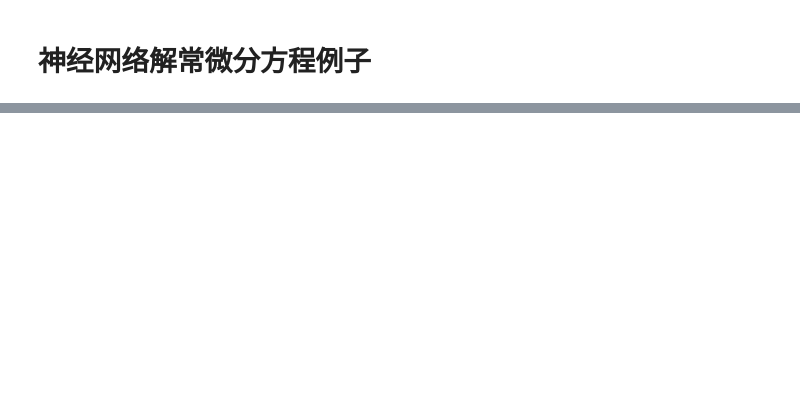
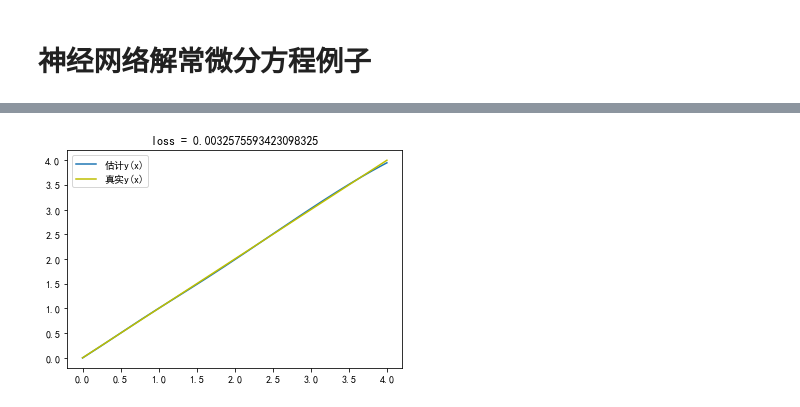
Before and after one commit to GCaptainNemo/Deep-Galerkin-Method, a Jupyter notebook: docs/ODE_example.ipynb, the cells around one changed output, grey strips where cells are left out. Drawn from its saved outputs; the diff is of its cells as text; code cells hidden in the pictures; blank space fills up the shorter version.

```diff
--- a/docs/ODE_example.ipynb
+++ b/docs/ODE_example.ipynb
@@ -15,11 +21,8 @@ Warning: Cannot change to a different GUI toolkit: qt5. Using qt instead.
 # %%
-model = ApproxSolve(15, 2) # 10 layer 2 node
-# model = torch.load("model.pth")
-data_sampler = DataSampler(100, 1)  # 100 data, 10 boundary data
+model = SolveOde(5, 30) # 3 layer 30 node
+data_sampler = DataSampler(100, 1)  # 100 data, 1 boundary data
 criterion = Criterion(model, data_sampler)
 
 train = Train(criterion)
-train.train(5000, 1e-4)
-
-torch.save(model, 'model.pth')
+train.train(1000, 1e-4)
 # %% [output]
@@ -42,0 +30 @@ Step 4999 - lr 0.0001 -  loss: 4.874209032058716
+[figure, added]
```
Also changed, not shown: parts of 11 cells of this notebook, 3 other files.
